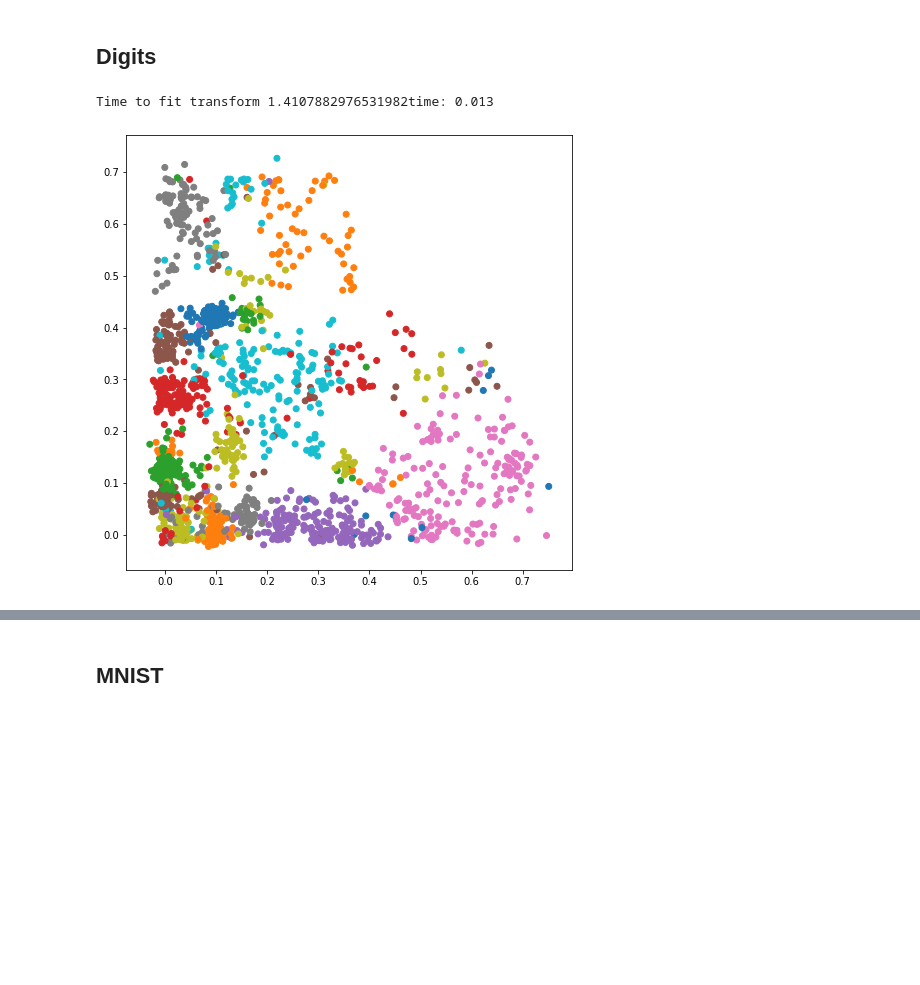
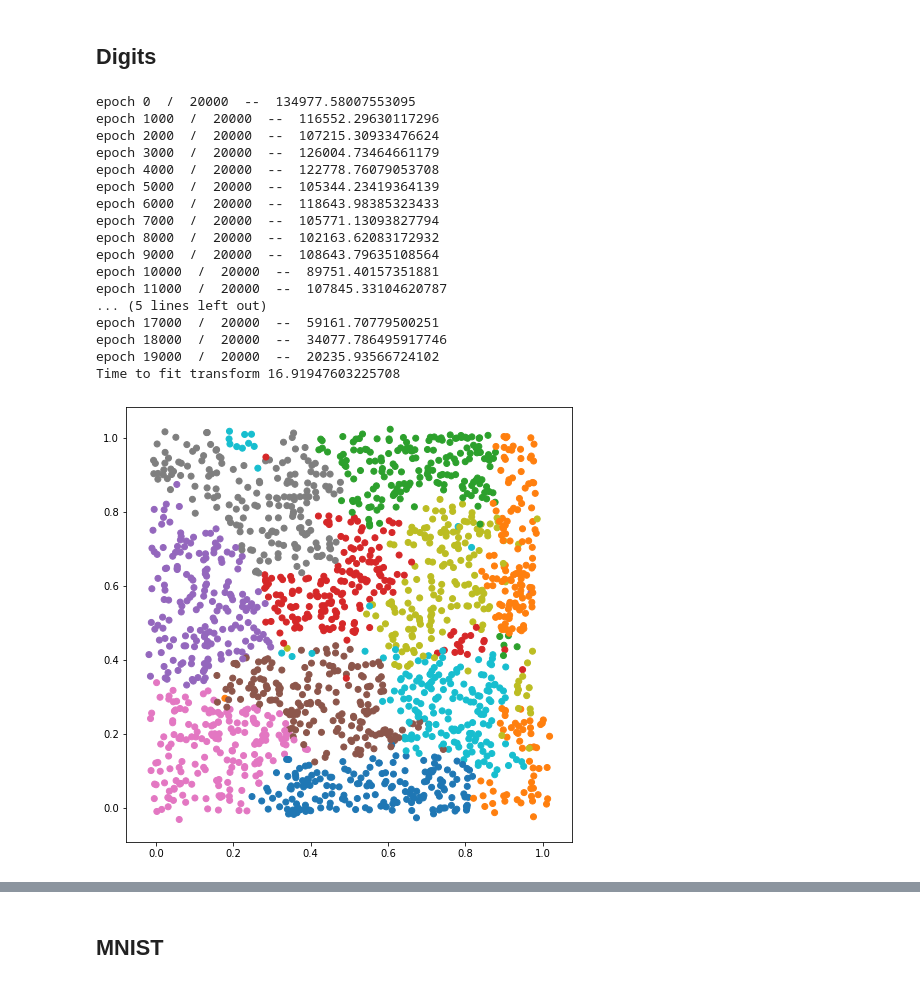
Before and after one commit to JonasRSV/emby, a Jupyter notebook: examples/som_examples.ipynb, the cells around one changed output, grey strips where cells are left out. Cells and saved outputs as stored; diff of their text form; code cells hidden in the pictures; blank space fills up the shorter version.

```diff
--- a/examples/som_examples.ipynb
+++ b/examples/som_examples.ipynb
@@ -20,32 +20,46 @@ Digits
 # %%
 %%time
 from sklearn.datasets import load_digits
 
 digits = load_digits()
 
 x = digits.data
 y = digits.target
 
 x = x - x.mean()
 
 som = emby.SOM(Z=2,
-               learning_rate=0.3,
-               y_variance=0.05,
                bases=1000,
-               epochs=100,
+               epochs=20000,
                logging=emby.Logging.Progress,
-               device=emby.Device.GPU,
+               device=emby.Device.CPU,
                uniform_base_position="origo")
 
 colors = np.array(list(mcolors.TABLEAU_COLORS.values()))
 
 timestamp = time.time()
 embeddings = som.fit_transform(x) + np.random.normal(0, 0.01, size=(len(x), 2))
 print(f"Time to fit transform {time.time() - timestamp}")
 
 plt.figure(figsize=(8, 8))
 plt.scatter(embeddings[:, 0], embeddings[:, 1], color=colors[y])
 plt.show()
 # %% [output]
-Time to fit transform 1.4107882976531982time: 0.013
+epoch 0  /  20000  --  134977.58007553095
+epoch 1000  /  20000  --  116552.29630117296
+epoch 2000  /  20000  --  107215.30933476624
+epoch 3000  /  20000  --  126004.73464661179
+epoch 4000  /  20000  --  122778.76079053708
+epoch 5000  /  20000  --  105344.23419364139
+epoch 6000  /  20000  --  118643.98385323433
+epoch 7000  /  20000  --  105771.13093827794
+epoch 8000  /  20000  --  102163.62083172932
+epoch 9000  /  20000  --  108643.79635108564
+epoch 10000  /  20000  --  89751.40157351881
+epoch 11000  /  20000  --  107845.33104620787
+... (5 lines left out)
+epoch 17000  /  20000  --  59161.70779500251
+epoch 18000  /  20000  --  34077.786495917746
+epoch 19000  /  20000  --  20235.93566724102
+Time to fit transform 16.91947603225708
-[figure, old version]
+[figure, new version]
```
Also changed, not shown: parts of 17 cells of this notebook, 9 other files.
